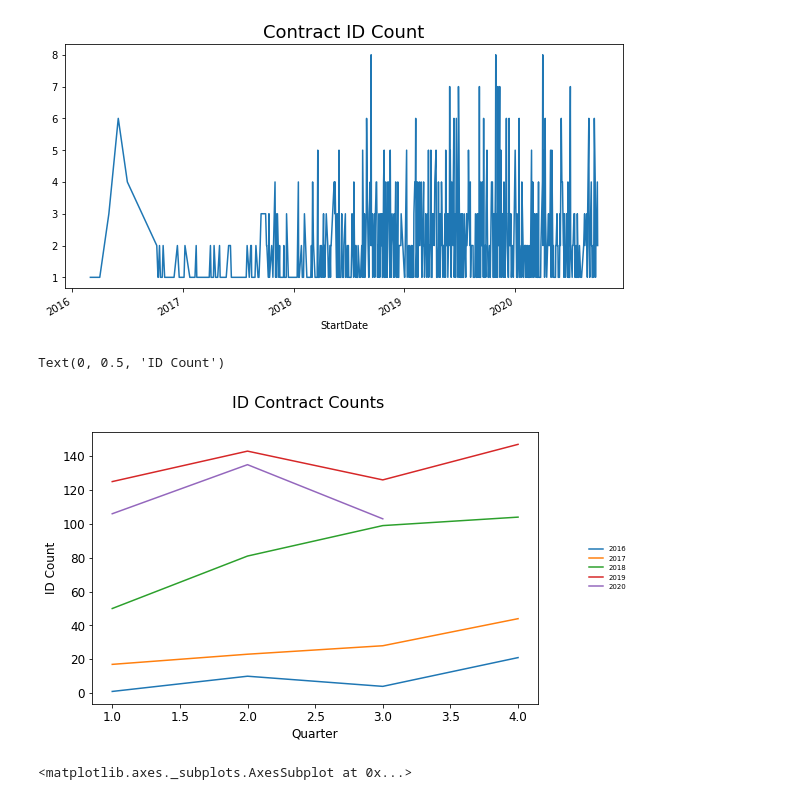
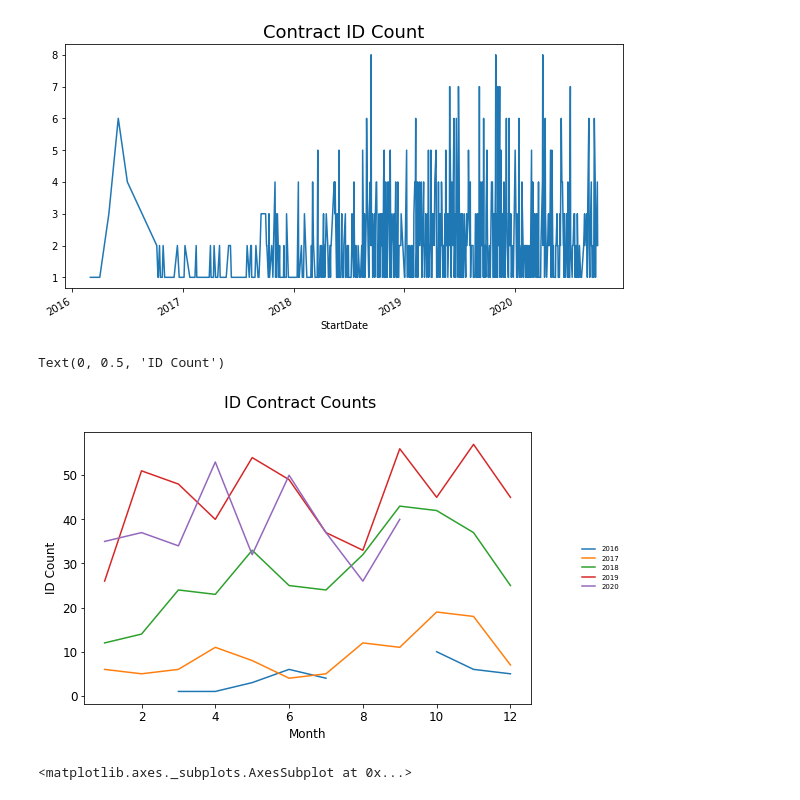
Before and after one commit to meaganlazer/Sales_Funnel, a Jupyter notebook: Binterview.ipynb, the cells around one changed output. Cells and saved outputs as stored; diff of their text form; code cells hidden in the pictures.

```diff
--- a/Binterview.ipynb
+++ b/Binterview.ipynb
@@ -315,18 +315,18 @@ plt.show()
 # %% [output]
 [figure]
 # %%
-(contracts_df.groupby([contracts_df['StartDate'].dt.quarter,\
+(contracts_df.groupby([contracts_df['StartDate'].dt.month,\
                        contracts_df['StartDate'].dt.year])\
  ['Id'].count()).unstack().plot(kind='line', figsize=(8,5))
 
 plt.legend(loc='center left', bbox_to_anchor=(1.1, .5), fontsize='x-small', frameon=False)
 plt.suptitle('ID Contract Counts', fontsize=16)
 plt.tick_params(labelsize = 12)
-plt.xlabel('Quarter', fontsize=12)
+plt.xlabel('Month', fontsize=12)
 plt.ylabel('ID Count', fontsize=12)
 # %% [output]
 Text(0, 0.5, 'ID Count')
-[figure, old version]
+[figure, new version]
 # %%
 sns.heatmap(opps_df.isnull(), cbar=False)
 # %% [output]
```
Also changed, not shown: parts of 27 cells of this notebook.
